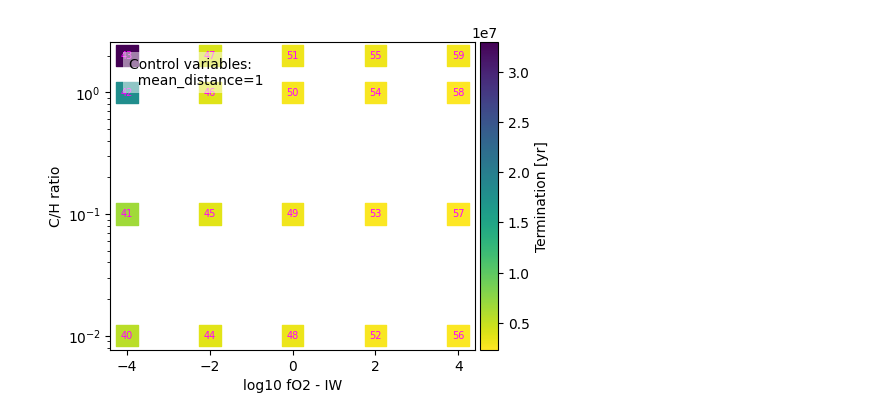
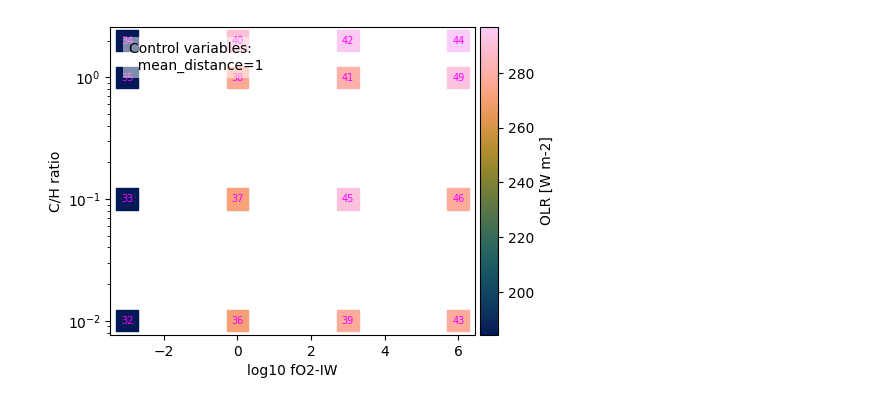
Before and after one commit to nichollsh/proteus_analysis, a Jupyter notebook: scatter_two_params.ipynb, the cells around one changed output. Saved outputs shown, nothing was run; the diff lists cells and outputs as text; code cells hidden in the pictures.

```diff
--- a/scatter_two_params.ipynb
+++ b/scatter_two_params.ipynb
@@ -9,13 +9,15 @@ import numpy as np
 import utils.load_grid as lg
 from utils.load_cmaps import *
 # %%
-pgrid_dir = "data/scratch/pgrid_earth_gridtest_3"
+pgrid_dir = "data/scratch/pgrid_earth_gridtest_9"
 cases = lg.get_cases(pgrid_dir)
 # %%
-# Manual variables
+# Collect netcdf files
 endt = np.array([lg.get_nc_years(c)[-1] for c in cases])
-endp = np.array([lg.read_nc(c+"/data/%d_atm.nc" % endt[i])["psurf"] for i,c in enumerate(cases)])
+endn = [lg.read_nc(c+"/data/%d_atm.nc" % endt[i]) for i,c in enumerate(cases)]
+endp = np.array([endn[i]["psurf"] for i in range(len(cases))])
 stts = lg.get_statuses(pgrid_dir)
+ncases = len(cases)
 
 # Configuration variables
 cfgs = [lg.read_config(c) for c in cases]
@@ -23,7 +25,7 @@ keys = cfgs[0].keys()
 cvars = {}
 for k in keys:
     values = []
-    for i in range(len(cases)):
+    for i in range(ncases):
         v = cfgs[i][k]
         if lg.is_float(v):
             values.append(v)
@@ -40,7 +42,7 @@ for v in lg.volatile_species:
         v_arr.append(h.iloc[-1][v+"_mr"])
     cvars[v+"_surf"] = np.array(v_arr)
 # %%
-def make_s2d(x,x_lbl, y,y_lbl, z,z_lbl, control,plot_casenums=False,plot_controls=False):
+def make_s2d(x,x_lbl, y,y_lbl, z,z_lbl, control, plot_casenums=False, plot_controls=False, logz=False):
     # Make plot
     x_plt = np.array([], dtype=float) # x variable
     y_plt = np.array([], dtype=float) # y variable
@@ -71,8 +73,11 @@ def make_s2d(x,x_lbl, y,y_lbl, z,z_lbl, control,plot_casenums=False,plot_control
 
     fig,ax = plt.subplots(1,1, figsize=(5,4))
 
-    norm = mpl.colors.Normalize(vmin=np.amin(z_plt), vmax=np.amax(z_plt))
-    cmap = 'viridis_r'
+    if not logz:
+        norm = mpl.colors.Normalize(vmin=np.amin(z_plt), vmax=np.amax(z_plt))
+    else:
+        norm = mpl.colors.LogNorm(vmin=np.amin(z_plt), vmax=np.amax(z_plt))
+    cmap = sci_colormaps['batlow']
     sm = plt.cm.ScalarMappable(cmap=cmap, norm=norm)
     sm.set_array([])
 
@@ -102,17 +107,19 @@ def make_s2d(x,x_lbl, y,y_lbl, z,z_lbl, control,plot_casenums=False,plot_control
     plt.show()
 # %%
 # Variables
-x = cvars["fO2_shift_IW"];  x_lbl = "log10 fO2 - IW"
+x = cvars["fO2_shift_IW"];  x_lbl = "log10 fO2-IW"
 y = cvars["CH_ratio"];      y_lbl = "C/H ratio"
 
-z = endp * 1.0e-5; z_lbl = "Surface pressure [bar]"
-z = endt;  z_lbl = "Termination [yr]"
-# z = cvars["N2_surf"]; z_lbl = "N2 VMR"
+# z = endp * 1.0e-5; z_lbl = "Surface pressure [bar]"
+# z = endt * 1.0e-3;  z_lbl = "Termination [kyr]"
+# z = cvars["CO2_surf"] * 100; z_lbl = "CO2 VMR [%]"
+z = np.array([ endn[i]["fl_U_LW"][0] for i in range(ncases) ]); z_lbl = "OLR [W m-2]"
 control = {"mean_distance":1.0}
 
 plot_controls = True
 plot_casenums = True
+logz = False
 
-make_s2d(x,x_lbl, y,y_lbl, z,z_lbl, control, plot_casenums=plot_casenums, plot_controls=plot_controls)
+make_s2d(x,x_lbl, y,y_lbl, z,z_lbl, control, plot_casenums=plot_casenums, plot_controls=plot_controls, logz=logz)
 # %% [output]
-[figure, old version]
+[figure, new version]
```
Also changed, not shown: 14 other files.
